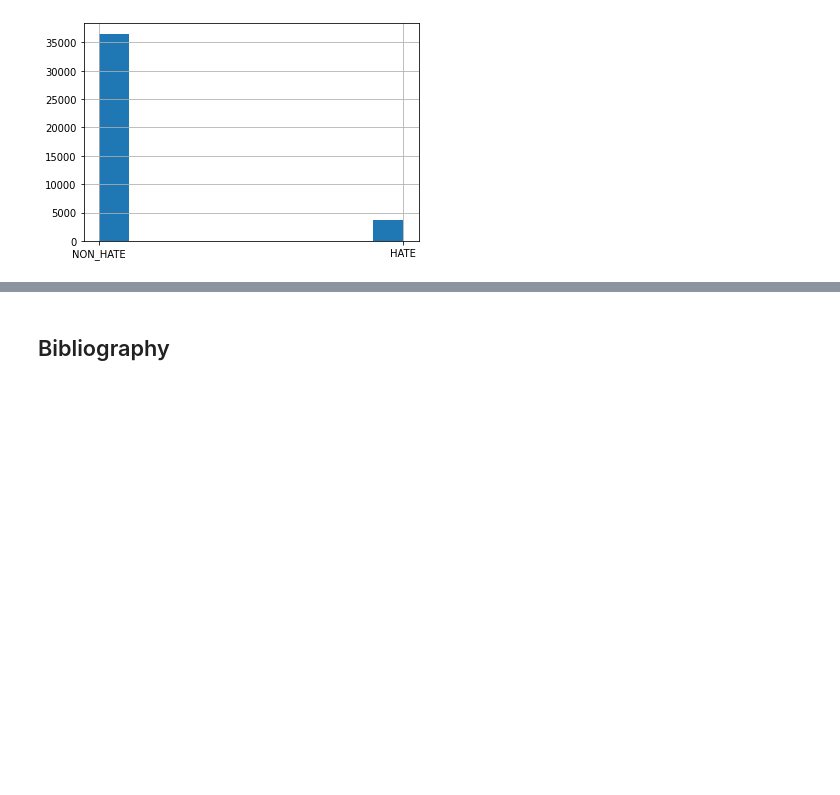
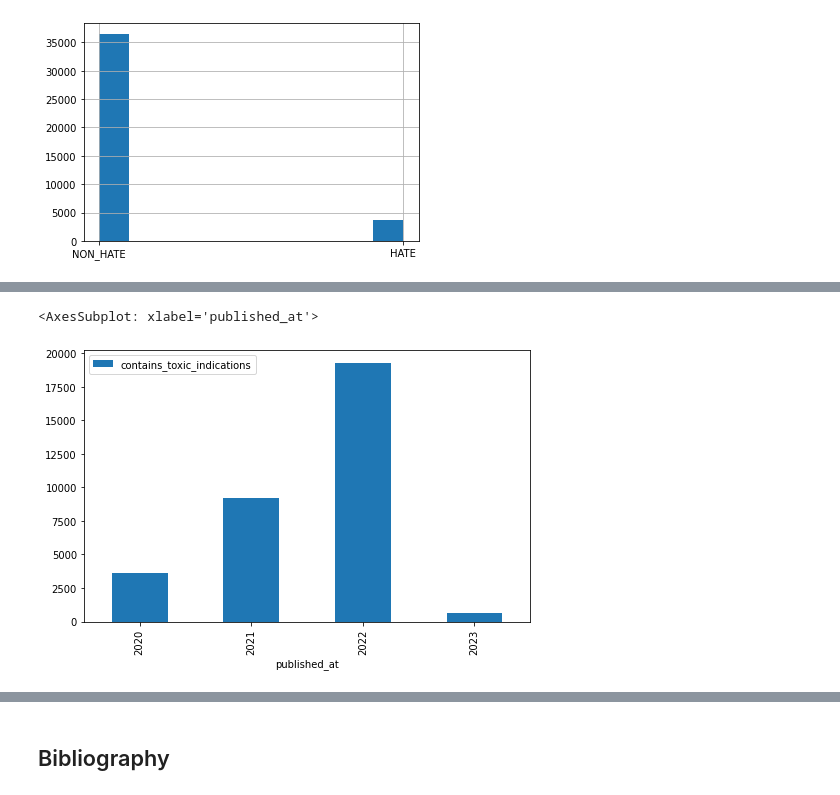
Before and after one commit to lkno0705/ToxicF1Cac, a Jupyter notebook: final.ipynb, the cells around one changed output, grey strips where cells are left out. Cells and saved outputs as stored; diff of their text form; code cells hidden in the pictures; blank space fills up the shorter version.

```diff
--- a/final.ipynb
+++ b/final.ipynb
@@ -425,0 +602,8 @@ comment_df.hate_speech_label.hist()
+# %%
+comment_df["contains_toxic_indications"] = comment_df[["sentiment", "hate_speech_label"]].swifter.progress_bar(False).apply(lambda r: 1 if r.sentiment != "POSITIVE" or r.hate_speech_label != "NON_HATE" else 0, axis=1)
+grouped = comment_df[["video_id", "contains_toxic_indications"]].groupby(by="video_id").sum()
+grouped.index = grouped.index.astype(str)
+videos.video_id = videos.video_id.astype(str)
+videos = pd.merge(videos, grouped, left_on="video_id", right_index=True)
+videos.published_at = pd.to_datetime(videos.published_at)
+videos.info()
@@ -425,0 +628,5 @@ comment_df.hate_speech_label.hist()
+# %%
+videos.groupby(by=videos.published_at.dt.year).sum().plot(kind='bar', figsize=(8,5))
+# %% [output]
+<AxesSubplot: xlabel='published_at'>
+[figure, added]
```
Also changed, not shown: parts of 19 cells of this notebook, 2 other files.
